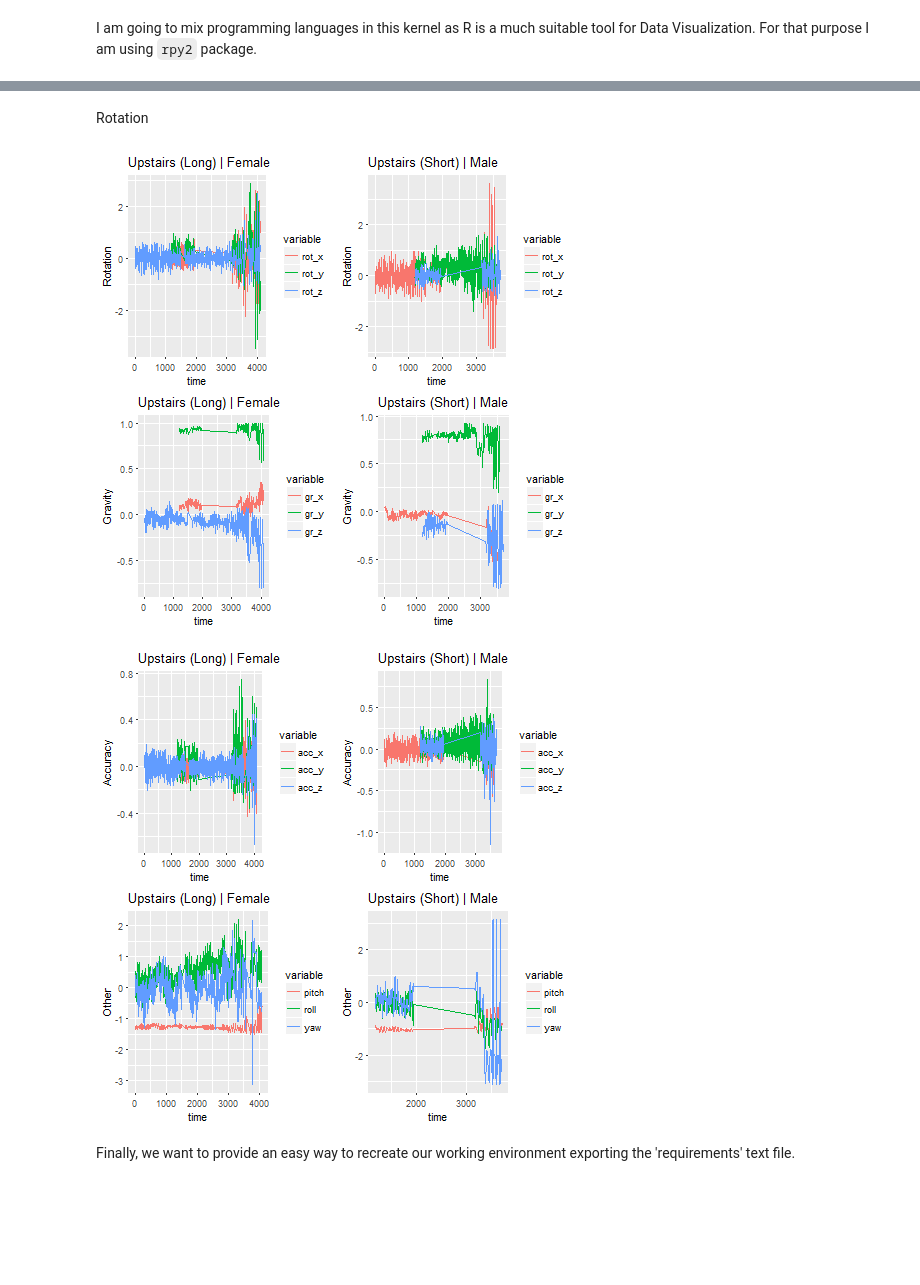
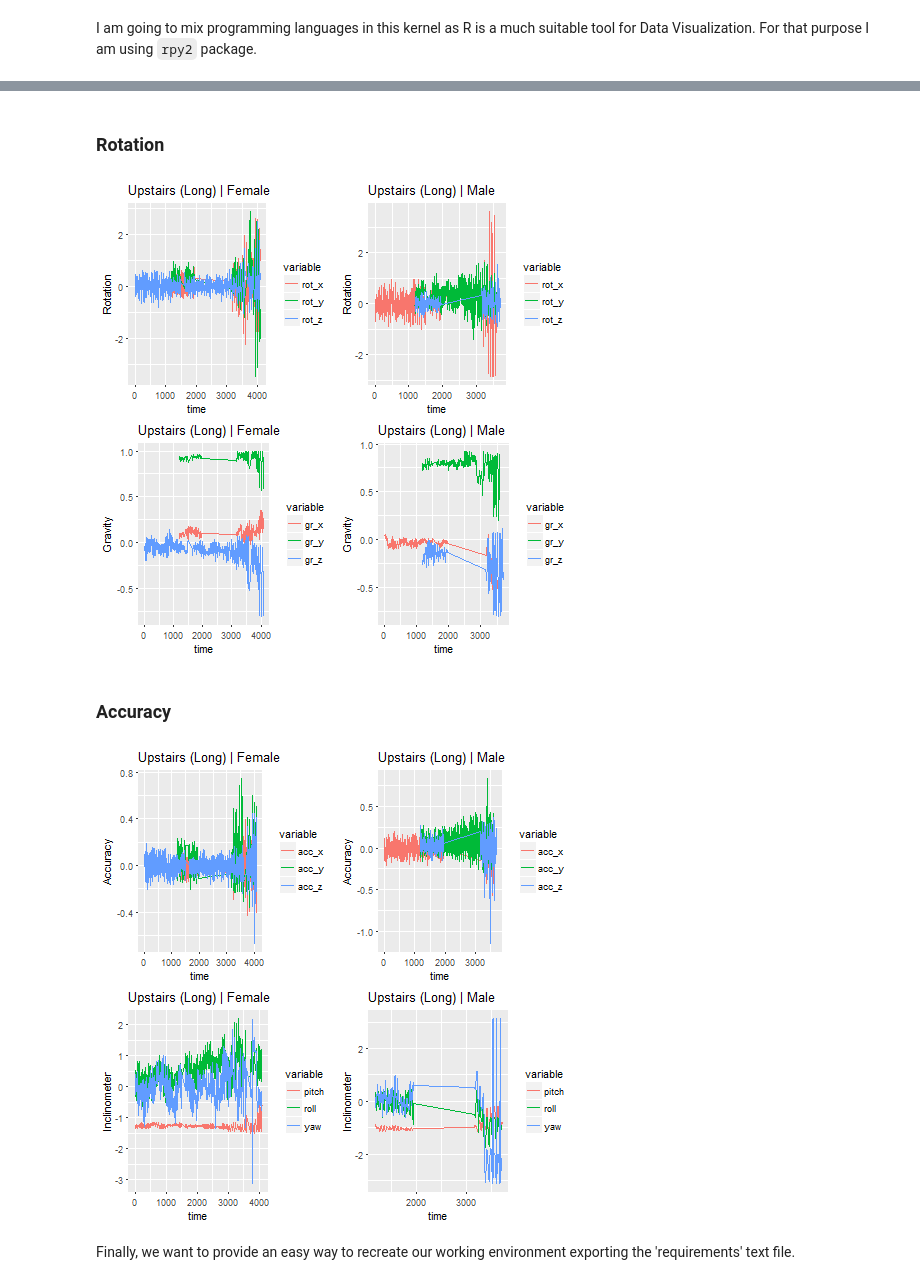
Before and after one commit to raquelredo/Projects, a Jupyter notebook: Machine Learning/Mobile_ts/mobile_ts.ipynb, the cells around one changed output, grey strips where cells are left out. Drawn from its saved outputs; the diff is of its cells as text; code cells hidden in the pictures; blank space fills up the shorter version.

```diff
--- a/Machine Learning/Mobile_ts/mobile_ts.ipynb
+++ b/Machine Learning/Mobile_ts/mobile_ts.ipynb
@@ -140,7 +136,7 @@ bigframe.columns = ["time", "roll", "pitch", "yaw",
 # %%
 def label_len(row):
     '''
-    Result will be set to "short" or long according to :
+    Result will be set to "short" or "long" according to :
     Long trials: those with number 1 to 9 with around 2 to 3 minutes duration.
     Short trials: those with number 11 to 16 that are around 30 seconds to 1 minutes duration.
     '''
@@ -394,43 +410,46 @@ grid.arrange(plot1, plot2)
-# %% [markdown]
-Rotation
+# %% [markdown]
+### Rotation
 # %%
 %%R
 #Rotation
 rotation <- c("rot_x", "rot_y", "rot_z")
-plot3<- df2 %>% filter(label_len == "long", activity =="ups", variable == rotation, gender ==0) %>%
+rot_0<- df2 %>% filter(label_len == "long", activity =="ups", variable == rotation, gender ==0) %>%
 ggplot(aes(time, metric, col=variable)) + geom_line() + ggtitle("Upstairs (Long) | Female")+ labs(y="Rotation")
-plot4<-df2 %>% filter(label_len == "long", activity == "ups", variable == rotation, gender ==1) %>%
-ggplot(aes(time, metric, col=variable)) + geom_line() + ggtitle("Upstairs (Short) | Male")+ labs(y="Rotation")
+rot_1<-df2 %>% filter(label_len == "long", activity == "ups", variable == rotation, gender ==1) %>%
+ggplot(aes(time, metric, col=variable)) + geom_line() + ggtitle("Upstairs (Long) | Male")+ labs(y="Rotation")
 
 #Gravity
 gravity <- c("gr_x", "gr_y", "gr_z")
-plot5<- df2 %>% filter(label_len == "long", activity =="ups", variable == gravity, gender ==0) %>%
-ggplot(aes(time, metric, col=variable)) + geom_line() + ggtitle("Upstairs (Long) | Female") + labs(y="Gravity")
-plot6<-df2 %>% filter(label_len == "long", activity == "ups", variable == gravity, gender ==1) %>%
-ggplot(aes(time, metric, col=variable)) + geom_line() + ggtitle("Upstairs (Short) | Male") + labs(y="Gravity")
+gr_0<- df2 %>% filter(label_len == "long", activity =="ups", variable == gravity, gender ==0) %>%
+ggplot(aes(time, metric, col=variable)) + geom_line() + ggtitle("Upstairs (Long) | Female") +
+labs(y="Gravity")
+gr_1<-df2 %>% filter(label_len == "long", activity == "ups", variable == gravity, gender ==1) %>%
+ggplot(aes(time, metric, col=variable)) + geom_line() + ggtitle("Upstairs (Long) | Male") + labs(y="Gravity")
 
-grid.arrange(plot3, plot4, plot5, plot6)
+grid.arrange(rot_0, rot_1, gr_0, gr_1)
 # %% [output]
-[figure, old version]
+[figure, new version]
+# %% [markdown]
+### Accuracy
 # %%
 %%R
 
 #Accuracy
 accuracy <- c("acc_x", "acc_y", "acc_z")
-plot7<- df2 %>% filter(label_len == "long", activity =="ups", variable == accuracy, gender ==0) %>%
+acc_0<- df2 %>% filter(label_len == "long", activity =="ups", variable == accuracy, gender ==0) %>%
 ggplot(aes(time, metric, col=variable)) + geom_line() + ggtitle("Upstairs (Long) | Female") + labs(y="Accuracy")
-plot8<-df2 %>% filter(label_len == "long", activity == "ups", variable == accuracy, gender ==1) %>%
-ggplot(aes(time, metric, col=variable)) + geom_line() + ggtitle("Upstairs (Short) | Male") + labs(y="Accuracy")
+acc_1<-df2 %>% filter(label_len == "long", activity == "ups", variable == accuracy, gender ==1) %>%
+ggplot(aes(time, metric, col=variable)) + geom_line() + ggtitle("Upstairs (Long) | Male") + labs(y="Accuracy")
 
-#Pitch, roll, yaw
-other <- c("pitch", "roll", "yaw")
-plot9<- df2 %>% filter(label_len == "long", activity =="ups", variable == other, gender ==0) %>%
-ggplot(aes(time, metric, col=variable)) + geom_line() + ggtitle("Upstairs (Long) | Female") + labs(y="Other")
-plot10<-df2 %>% filter(label_len == "long", activity == "ups", variable == other, gender ==1) %>%
-ggplot(aes(time, metric, col=variable)) + geom_line() + ggtitle("Upstairs (Short) | Male")+ labs(y="Other")
+#Inclinometer: Pitch, roll, yaw
+inclinometer <- c("pitch", "roll", "yaw")
+inc_0<- df2 %>% filter(label_len == "long", activity =="ups", variable == inclinometer, gender ==0) %>%
+ggplot(aes(time, metric, col=variable)) + geom_line() + ggtitle("Upstairs (Long) | Female") + labs(y="Inclinometer")
+inc_1<-df2 %>% filter(label_len == "long", activity == "ups", variable == inclinometer, gender ==1) %>%
+ggplot(aes(time, metric, col=variable)) + geom_line() + ggtitle("Upstairs (Long) | Male")+ labs(y="Inclinometer")
 
-grid.arrange(plot7, plot8, plot9, plot10)
+grid.arrange(acc_0, acc_1, inc_0, inc_1)
 # %% [output]
-[figure, old version]
+[figure, new version]
 # %% [markdown]
 Finally, we want to provide an easy way to recreate our working environment exporting the 'requirements' text file.
```
Also changed, not shown: parts of 12 cells of this notebook, 8 other files.
